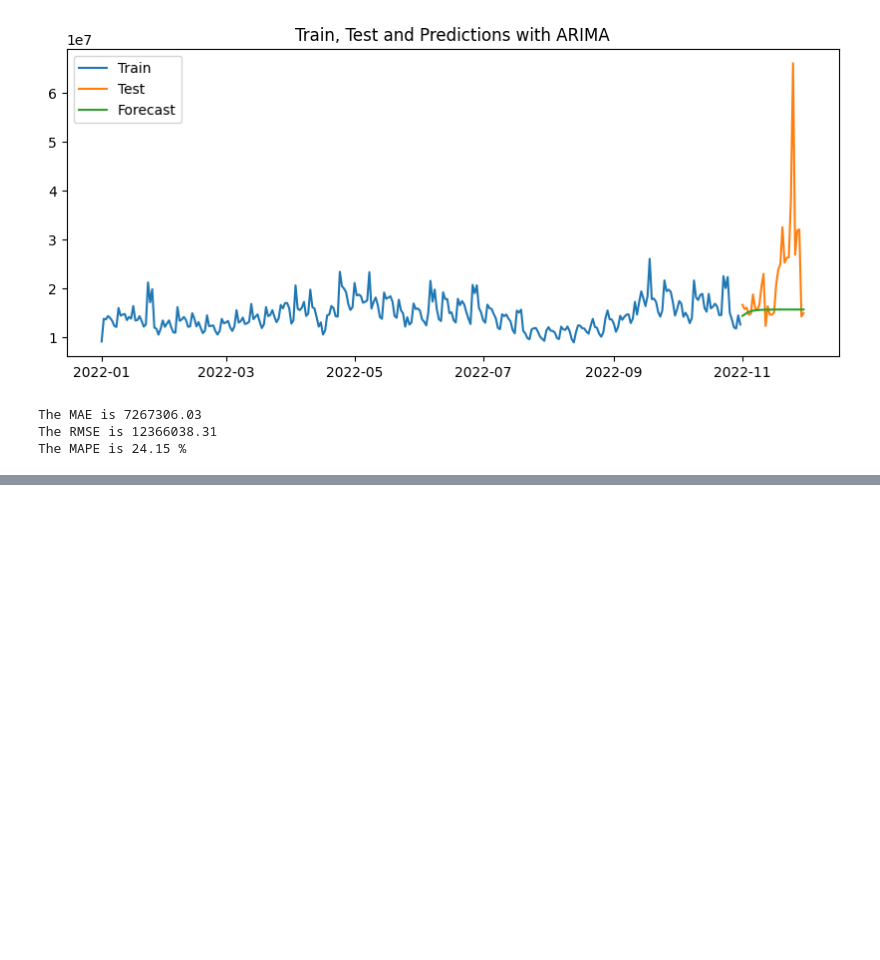
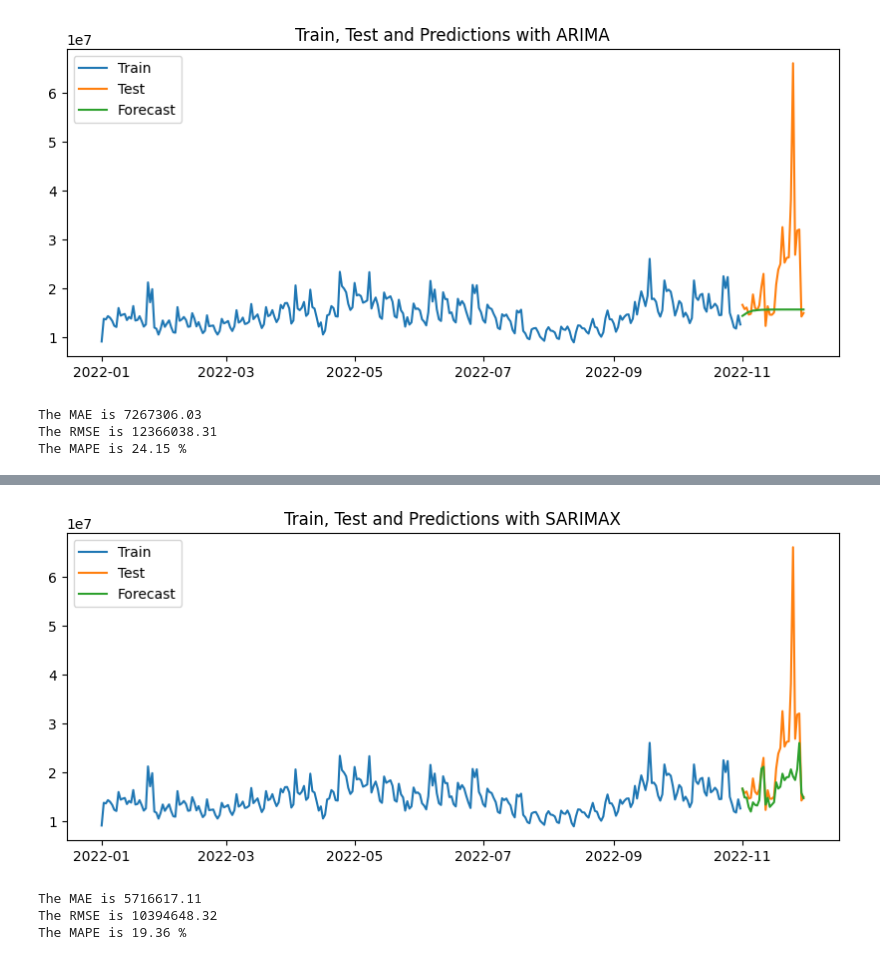
Before and after one commit to Mnr04/Time_series_analysis_course, a Jupyter notebook: ARIMA, SARIMA and SARIMAX.ipynb, the cells around one changed output, grey strips where cells are left out. Cells and saved outputs as stored; diff of their text form; code cells hidden in the pictures; blank space fills up the shorter version.

```diff
--- a/ARIMA, SARIMA and SARIMAX.ipynb
+++ b/ARIMA, SARIMA and SARIMAX.ipynb
@@ -270,0 +360,5 @@ The MAPE is 24.15 %
+# %%
+# Transform regressors into float
+df["discount_rate"] = df["discount_rate"].str.replace("%", "").astype(float)
+df["coupon_rate"] = df["coupon_rate"].str.replace("%", "").astype(float)
+df.info()
@@ -270,0 +402,5 @@ The MAPE is 24.15 %
+# %%
+# Split the Regressor Data into training and test
+test_days = 30
+exog_train, exog_test = df.iloc[:-test_days,1:3], df.iloc[-test_days:,1:3]
+exog_test
@@ -270,0 +447,6 @@ The MAPE is 24.15 %
+# %%
+# Using pmdarima for the arima model and the best parameters
+model_sarimax = auto_arima(train['y'],
+                  m = 7,
+                  X = exog_train)
+model_sarimax.summary()
@@ -270,0 +482,5 @@ The MAPE is 24.15 %
+# %%
+# Predictions
+predictions_sarimax = model_sarimax.predict(n_periods = len(test),
+                                           X = exog_test)
+predictions_sarimax
@@ -270,0 +505,8 @@ The MAPE is 24.15 %
+# %%
+# Model Assesment
+model_assessment(train['y']['2022':], test['y'], predictions_sarimax, 'SARIMAX')
+# %% [output]
+[figure, added]
+The MAE is 5716617.11
+The RMSE is 10394648.32
+The MAPE is 19.36 %
```
Also changed, not shown: parts of 17 cells of this notebook.
